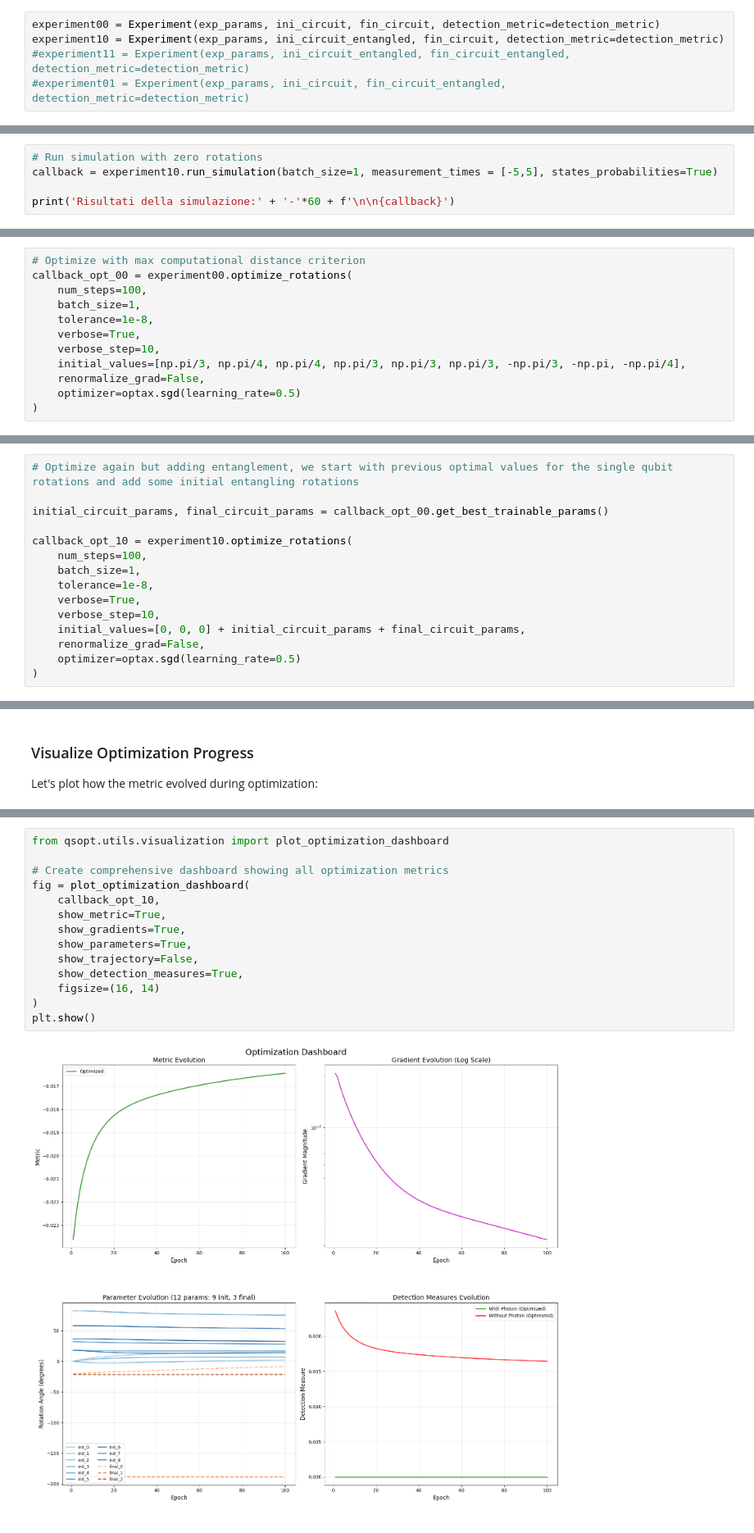
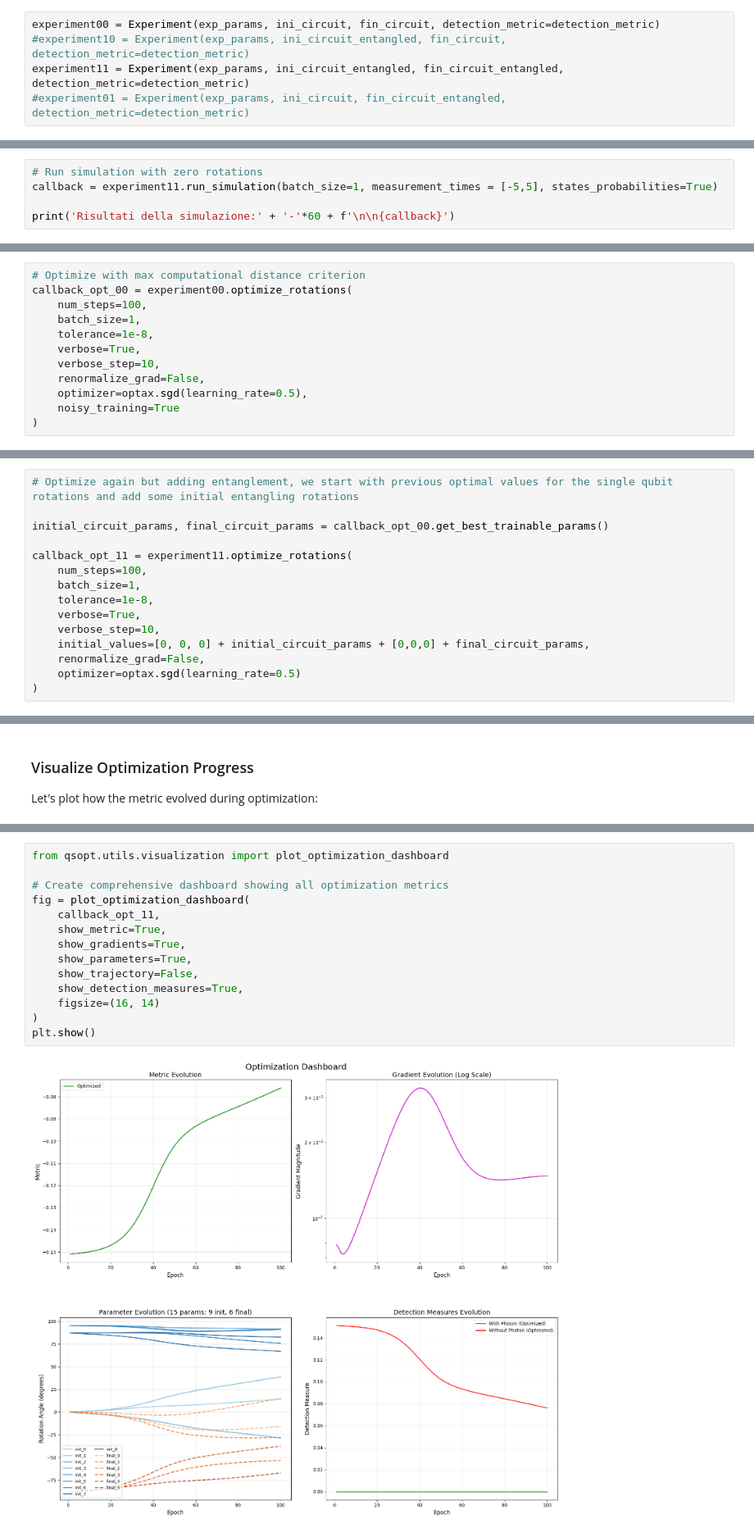
Before and after one commit to Simone-Bordoni/Quantum-sensing-QML, a Jupyter notebook: examples/three_qubit_tutorial.ipynb, the cells around one changed output, grey strips where cells are left out. Shown at 82% size. Drawn from its saved outputs; the diff is of its cells as text.

```diff
--- a/examples/three_qubit_tutorial.ipynb
+++ b/examples/three_qubit_tutorial.ipynb
@@ -158,8 +158,8 @@ Initialize the experiment with our parameters. This will:
 - Cache initial state and projectors
 # %%
 experiment00 = Experiment(exp_params, ini_circuit, fin_circuit, detection_metric=detection_metric)
-experiment10 = Experiment(exp_params, ini_circuit_entangled, fin_circuit, detection_metric=detection_metric)
-#experiment11 = Experiment(exp_params, ini_circuit_entangled, fin_circuit_entangled, detection_metric=detection_metric)
+#experiment10 = Experiment(exp_params, ini_circuit_entangled, fin_circuit, detection_metric=detection_metric)
+experiment11 = Experiment(exp_params, ini_circuit_entangled, fin_circuit_entangled, detection_metric=detection_metric)
 #experiment01 = Experiment(exp_params, ini_circuit, fin_circuit_entangled, detection_metric=detection_metric)
 # %% [markdown]
 ## 4. Run Basic Simulation
@@ -188,7 +188,7 @@ MODE: Single Simulation
      --------------------
 # %%
 # Run simulation with zero rotations
-callback = experiment10.run_simulation(batch_size=1, measurement_times = [-5,5], states_probabilities=True)
+callback = experiment11.run_simulation(batch_size=1, measurement_times = [-5,5], states_probabilities=True)
 
 print('Risultati della simulazione:' + '-'*60 + f'\n\n{callback}')
 # %% [output]
@@ -221,9 +221,9 @@ callback_opt_00 = experiment00.optimize_rotations(
     tolerance=1e-8,
     verbose=True,
     verbose_step=10,
-    initial_values=[np.pi/3, np.pi/4, np.pi/4, np.pi/3, np.pi/3, np.pi/3, -np.pi/3, -np.pi, -np.pi/4],
     renormalize_grad=False,
-    optimizer=optax.sgd(learning_rate=0.5)
+    optimizer=optax.sgd(learning_rate=0.5),
+    noisy_training=True
 )
 # %% [output]
 Configuration:
@@ -268,13 +268,13 @@ MODE: Optimization
 
 initial_circuit_params, final_circuit_params = callback_opt_00.get_best_trainable_params()
 
-callback_opt_10 = experiment10.optimize_rotations(
+callback_opt_11 = experiment11.optimize_rotations(
     num_steps=100,
     batch_size=1,
     tolerance=1e-8,
     verbose=True,
     verbose_step=10,
-    initial_values=[0, 0, 0] + initial_circuit_params + final_circuit_params,
+    initial_values=[0, 0, 0] + initial_circuit_params + [0,0,0] + final_circuit_params,
     renormalize_grad=False,
     optimizer=optax.sgd(learning_rate=0.5)
 )
@@ -339,16 +340,16 @@ plt.show()
 # %%
 from qsopt.utils.visualization import plot_optimization_dashboard
 
 # Create comprehensive dashboard showing all optimization metrics
 fig = plot_optimization_dashboard(
-    callback_opt_10,
+    callback_opt_11,
     show_metric=True,
     show_gradients=True,
     show_parameters=True,
     show_trajectory=False,
     show_detection_measures=True,
     figsize=(16, 14)
 )
 plt.show()
 # %% [output]
-[figure, old version]
+[figure, new version]
```
Also changed, not shown: parts of 8 cells of this notebook, 6 other files.
